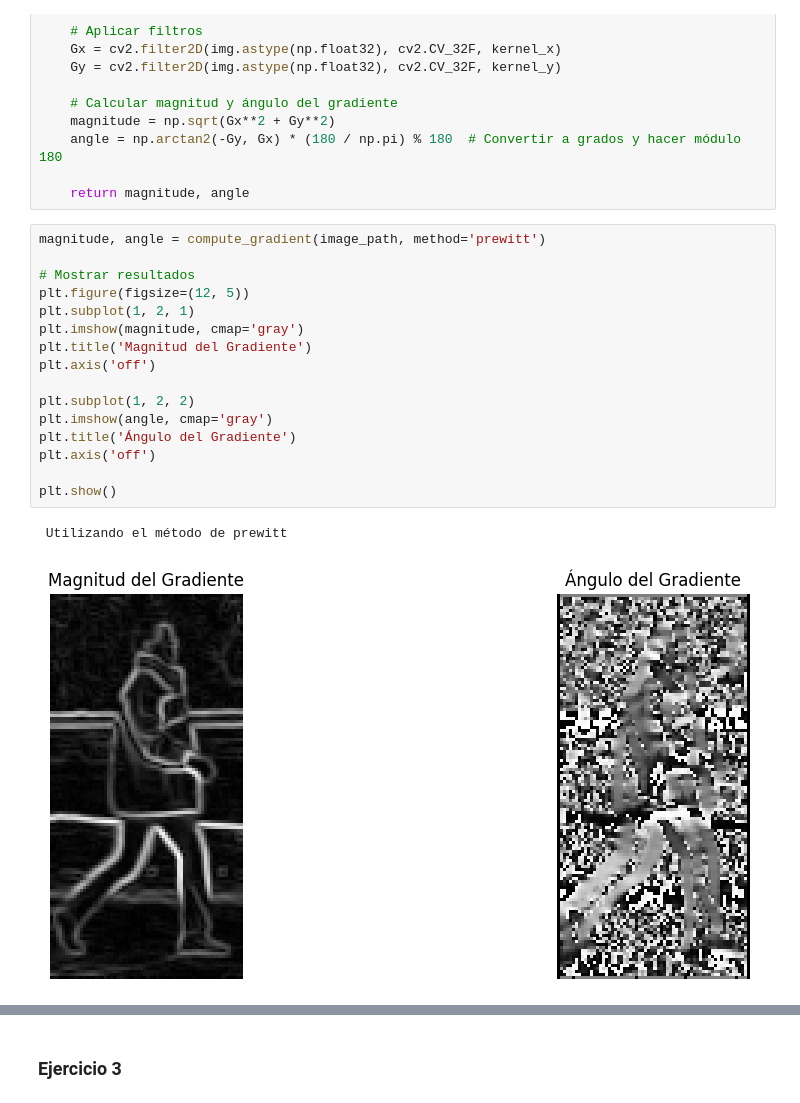
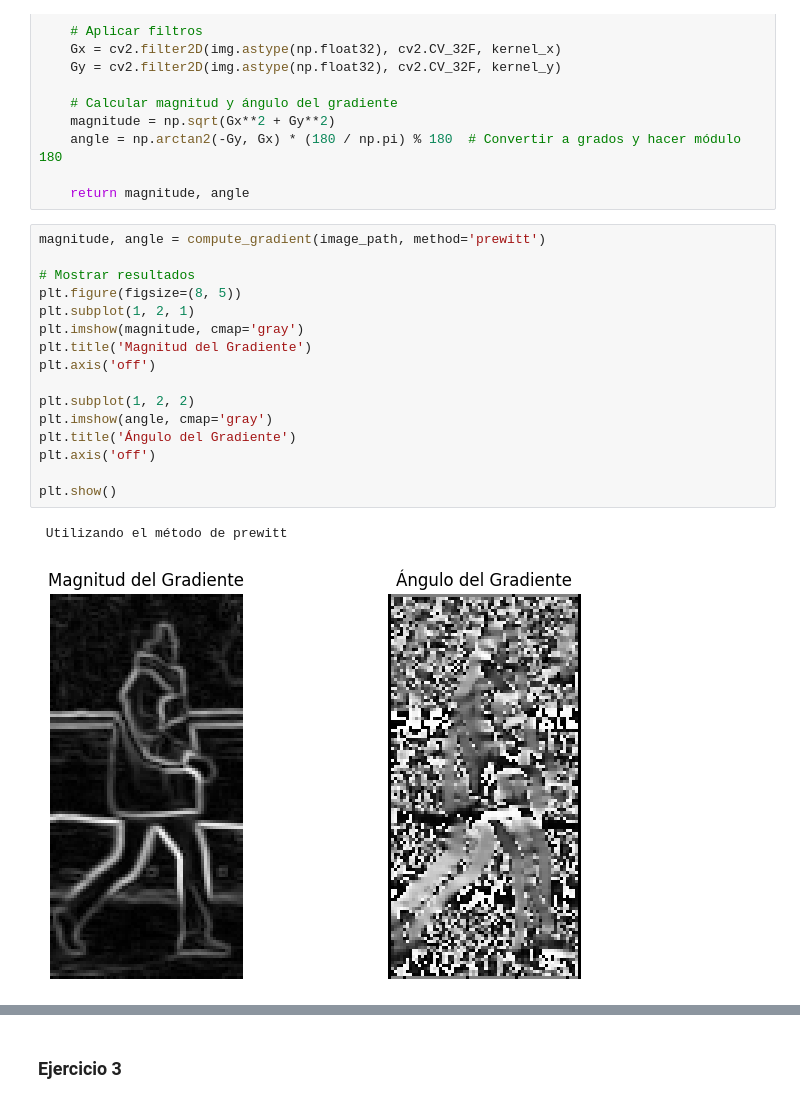
Before and after one commit to adrianfulla/Labs-CV, a Jupyter notebook: Lab3.ipynb, the cells around one changed output, grey strips where cells are left out. Cells and saved outputs as stored; diff of their text form.

```diff
--- a/Lab3.ipynb
+++ b/Lab3.ipynb
@@ -81,22 +81,22 @@ def compute_gradient(image_path, method='sobel'):
 # %%
 magnitude, angle = compute_gradient(image_path, method='prewitt')
 
 # Mostrar resultados
-plt.figure(figsize=(12, 5))
+plt.figure(figsize=(8, 5))
 plt.subplot(1, 2, 1)
 plt.imshow(magnitude, cmap='gray')
 plt.title('Magnitud del Gradiente')
 plt.axis('off')
 
 plt.subplot(1, 2, 2)
 plt.imshow(angle, cmap='gray')
 plt.title('Ángulo del Gradiente')
 plt.axis('off')
 
 plt.show()
 # %% [output]
  Utilizando el método de prewitt
-[figure, old version]
+[figure, new version]
 # %%
 magnitude, angle = compute_gradient(image_path, method='sobel')
 
```
Also changed, not shown: parts of 17 cells of this notebook, 3 other files.
